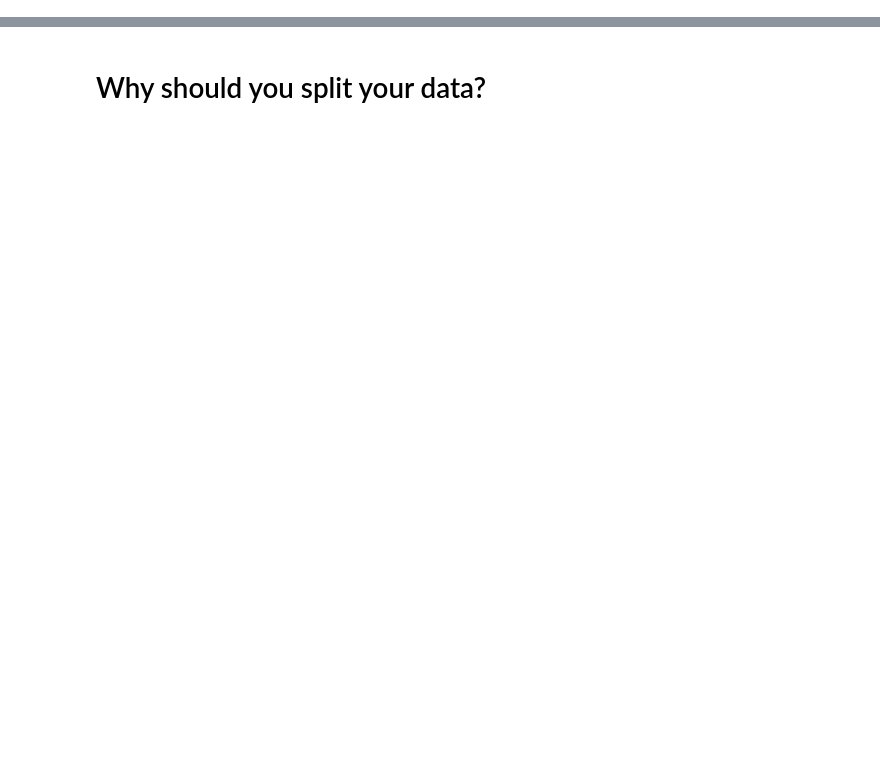
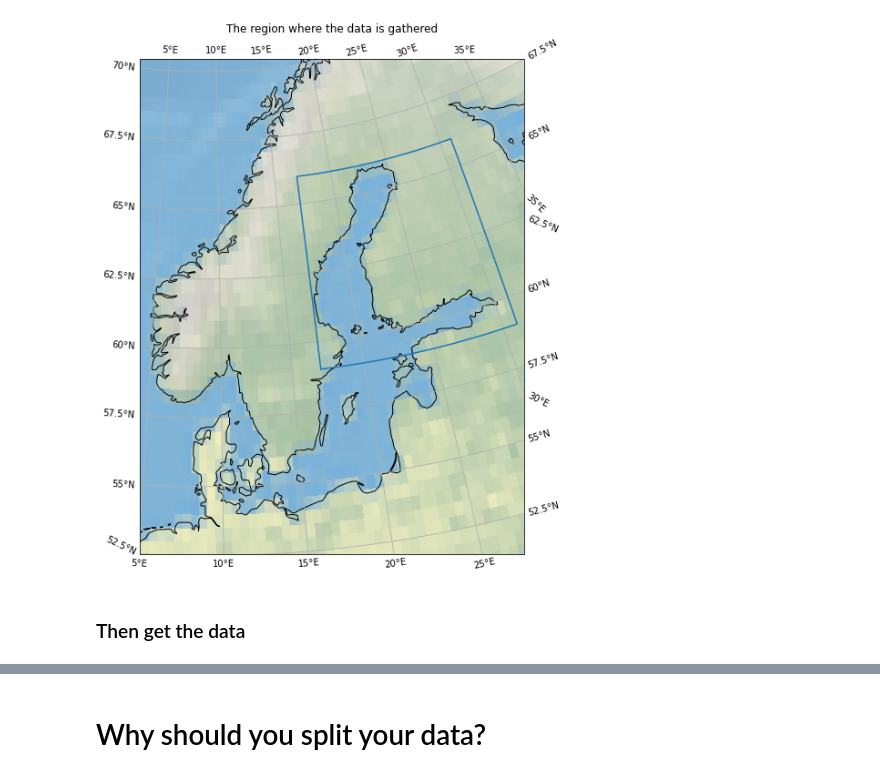
Before and after one commit to esiivola/syke-machine-learning-course, a Jupyter notebook: ML-course.ipynb, the cells around one changed output, grey strips where cells are left out. Saved outputs shown, nothing was run; the diff lists cells and outputs as text; code cells hidden in the pictures; blank space fills up the shorter version.

```diff
--- a/ML-course.ipynb
+++ b/ML-course.ipynb
@@ -145,0 +217,37 @@ The aim of the
+# %%
+# First, define the bounds of the data
+params = {'latBegin':'59.00000', 'latEnd':'66.00000',
+          'lonBegin':'17.00000', 'lonEnd':'31.00000',
+          'dateBegin':'1950-01-01', 'dateEnd':'2021-12-31'}
+
+lats = [float(params['latBegin']), float(params['latEnd'])]
+lons = [float(params['lonBegin']), float(params['lonEnd'])]
+
+lats = np.array([lats[0], lats[0], lats[1], lats[1], lats[0]])
+lons = np.array([lons[0], lons[1], lons[1], lons[0], lons[0]])
+
+
+# Visualize the area from which the data is gathered:
+mrc =  ccrs.EuroPP() #
+
+fig = plt.figure(figsize=(10,10))
+ax = plt.axes(projection = mrc)
+ax.stock_img()
+#ax.add_image(cimgt.OSM(), 8)
+
+ax.coastlines(resolution='50m')
+#pc = mrc.transform_points(ccrs.PlateCarree(), lons, lats)
+
+plt.plot( lons, lats, transform=ccrs.PlateCarree() ) #Geodetic() ) #ccrs.PlateCarree())  #pc[:,0], pc[:,1] , transform = ccrs.PlateCarree())
+
+proj_coords = mrc.transform_points(ccrs.PlateCarree(), np.array([5,40]), np.array([52.5,67.5]))
+ax.set_ylim([proj_coords[0,1], proj_coords[1,1]])
+ax.set_xlim([proj_coords[0,0], proj_coords[1,0]])
+
+fig = ax.gridlines(draw_labels=True)
+plt.title("The region where the data is gathered")
+plt.show()
+# %% [output]
+[figure, added]
+# %% [markdown]
+### Then get the data
```
Also changed, not shown: parts of 14 cells of this notebook, 5 other files.
